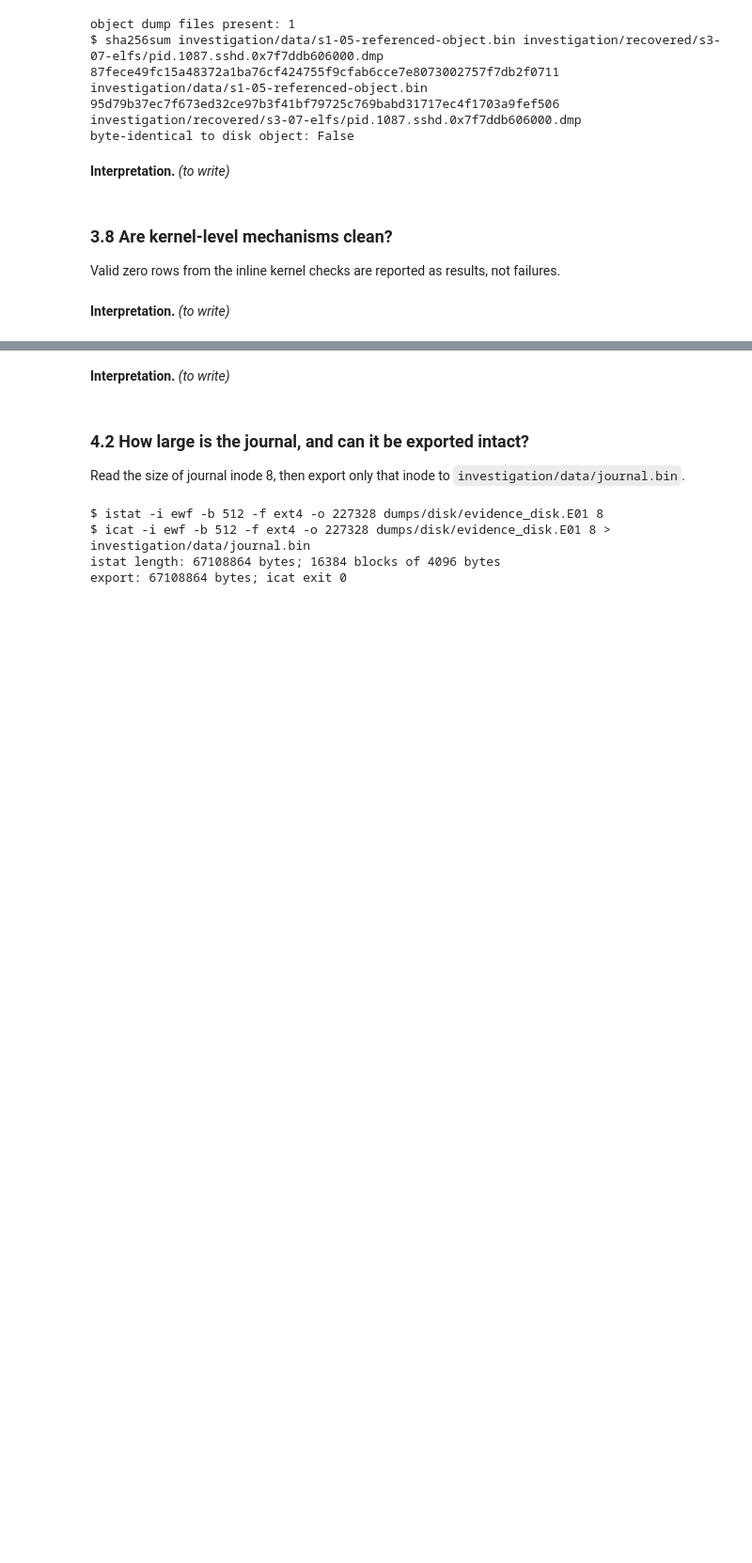
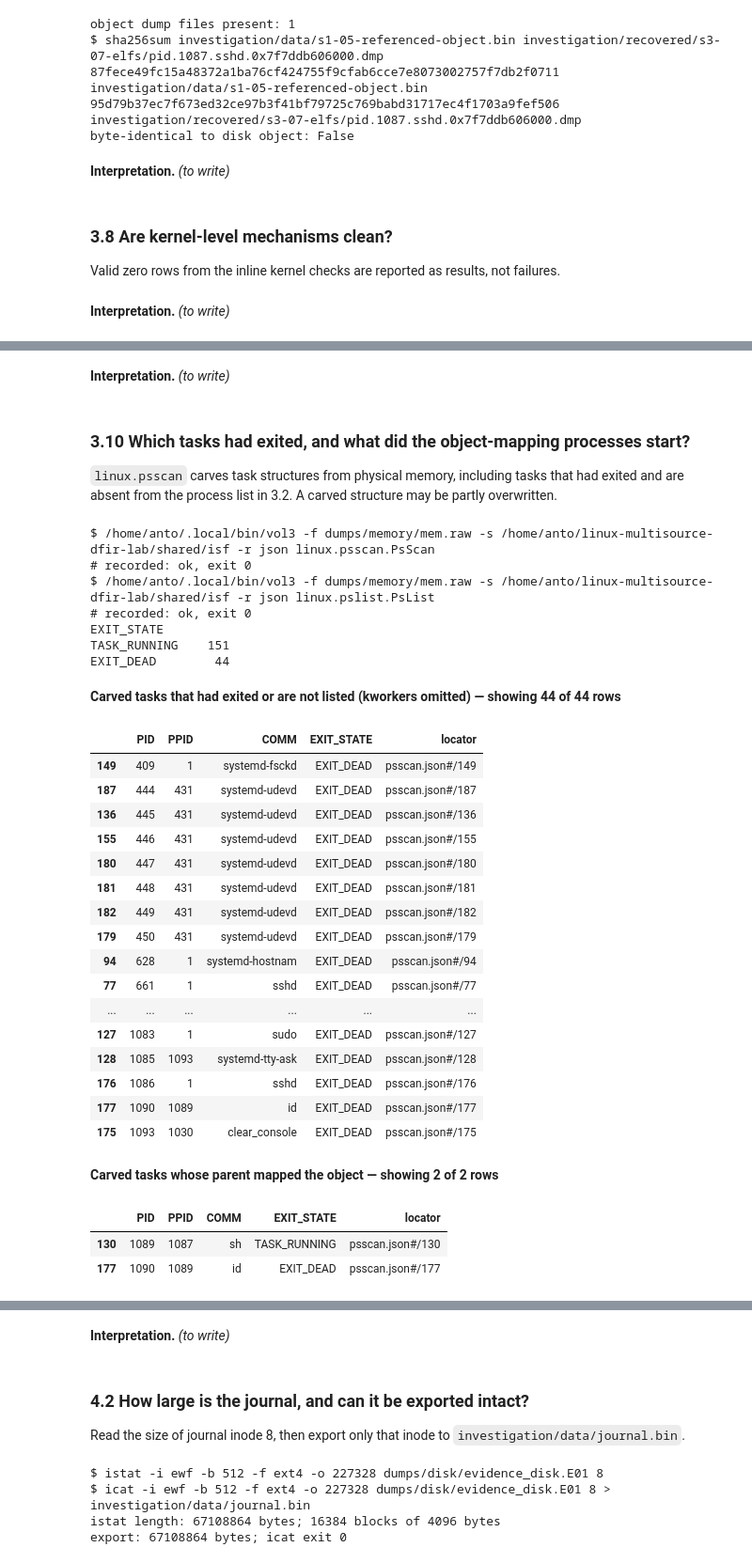
Before and after one commit to acesaria/linux-multisource-dfir-lab, a Jupyter notebook: investigations/father/investigation.ipynb, the cells around one changed output, grey strips where cells are left out. Shown at 94% size. Saved outputs shown, nothing was run; the diff lists cells and outputs as text; code cells hidden in the pictures; blank space fills up the shorter version.

```diff
--- a/investigations/father/investigation.ipynb
+++ b/investigations/father/investigation.ipynb
@@ -665,6 +769,7 @@ account databases from 2.2; decoded text is never compared.
 fls_line = re.compile(
     r"^(?P<kind>\S+)\s+(?:\*\s*)?(?P<inode>\d+(?:-\d+-\d+)?)(?:\(realloc\))?:\s+(?P<name>.+)$")
 staged = []
+STAGED_FILES = {}
 for (guest_path, state), text in STAGING_LISTINGS.items():
     for line in text.splitlines():
         match = fls_line.match(line)
@@ -686,6 +791,9 @@ for index, item in enumerate(staged, 1):
           out_dir=OUT, tail=40)
     digest = fx.sha256_file(target)
     matches = [n for n, d in original_hashes.items() if d == digest]
+    STAGED_FILES[f"{item['directory']}/{item['name']}"] = {
+        "inode": item["inode"], "bin": target, "sha256": digest, "matches": matches,
+        "index": index}
     print(f"byte-identical extracted system files: {matches or 'none'}")
     for name in matches:
         fx.sh(f"sha256sum {fx.q(target)} {fx.q(ACCOUNT_FILES[name])}",
@@ -1126,0 +1286,22 @@ if (not DEBUG): # disable this cell temporarily to rerun the notebook faster
+# %%
+PAGECACHE = fx.load_vol(product("pagecache.Files.json"))
+EXAMINED = sorted({PRELOAD_PATH, OBJECT_MAP_PATH, *STAGED_FILES, *ACCOUNT_FILES,
+                   *(str(Path(path).parent) for path in STAGED_FILES)})
+CACHED = PAGECACHE[PAGECACHE["MountPoint"].eq("/") & PAGECACHE["FilePath"].isin(EXAMINED)]
+fx.show(CACHED, cols=("FilePath", "InodeNum", "FileMode", "InodeSize", "CachedPages",
+                      "AccessTime", "ModificationTime", "ChangeTime", "locator"),
+        n=40, caption=f"Cached inodes among {len(EXAMINED)} examined paths")
+PC_DIR = RECOVERED_DIR / "s3-09-pagecache"
+shutil.rmtree(PC_DIR, ignore_errors=True)
+PC_DIR.mkdir(parents=True)
+PC_DUMPS = {}
+for row in CACHED[CACHED["FileType"].eq("REG")].itertuples():
+    address, listing = int(row.InodeAddr), OUT / f"s3-09-{row.InodeNum}.json"
+    run = fx.sh(f"vol3 -q -o {fx.q(PC_DIR)} -f {fx.q(MEM)} -s {fx.q(ISF_DIR)} -r json "
+                f"linux.pagecache.InodePages --inode {address} --dump > {fx.q(listing)}",
+                label=f"s3-09-{row.InodeNum}-run", out_dir=OUT, tail=5)
+    dumped = PC_DIR / f"inode_{address:#x}.dmp"
+    if run.returncode == 0 and dumped.exists():
+        PC_DUMPS[row.FilePath] = dumped
+        print(f"{row.FilePath} (inode {row.InodeNum}): {dumped.stat().st_size} of "
+              f"{row.InodeSize} bytes, sha256 {fx.sha256_file(dumped)}")
@@ -1126,0 +1411,49 @@ if (not DEBUG): # disable this cell temporarily to rerun the notebook faster
+# %% [markdown]
+**Interpretation.** _(to write)_
+# %% [markdown]
+### 3.10 Which tasks had exited, and what did the object-mapping processes start?
+
+`linux.psscan` carves task structures from physical memory, including tasks that had exited and
+are absent from the process list in 3.2. A carved structure may be partly overwritten.
+# %%
+PSSCAN = fx.load_vol(product("psscan.json"))
+PSLIST = fx.load_vol(product("pslist.json"))
+print(PSSCAN["EXIT_STATE"].value_counts().to_string())
+listed = set(PSLIST["PID"].dropna().astype(int))
+EXITED = PSSCAN[PSSCAN["EXIT_STATE"].ne("TASK_RUNNING") | ~PSSCAN["PID"].isin(listed)]
+fx.show(EXITED[~EXITED["COMM"].astype("string").str.startswith("kworker")].sort_values("PID"),
+        cols=("PID", "PPID", "COMM", "EXIT_STATE", "locator"), n=60,
+        caption="Carved tasks that had exited or are not listed (kworkers omitted)")
+CHILDREN = PSSCAN[PSSCAN["PPID"].isin(MAPPING_PIDS)]
+fx.show(CHILDREN, cols=("PID", "PPID", "COMM", "EXIT_STATE", "locator"), n=20,
+        caption="Carved tasks whose parent mapped the object")
+# %% [output]
+$ /home/anto/.local/bin/vol3 -f dumps/memory/mem.raw -s /home/anto/linux-multisource-dfir-lab/shared/isf -r json linux.psscan.PsScan
+# recorded: ok, exit 0
+$ /home/anto/.local/bin/vol3 -f dumps/memory/mem.raw -s /home/anto/linux-multisource-dfir-lab/shared/isf -r json linux.pslist.PsList
+# recorded: ok, exit 0
+EXIT_STATE
+TASK_RUNNING    151
+EXIT_DEAD        44
+**Carved tasks that had exited or are not listed (kworkers omitted) — showing 44 of 44 rows**
+|  | PID | PPID | COMM | EXIT_STATE | locator |
+| 149 | 409 | 1 | systemd-fsckd | EXIT_DEAD | psscan.json#/149 |
+| 187 | 444 | 431 | systemd-udevd | EXIT_DEAD | psscan.json#/187 |
+| 136 | 445 | 431 | systemd-udevd | EXIT_DEAD | psscan.json#/136 |
+| 155 | 446 | 431 | systemd-udevd | EXIT_DEAD | psscan.json#/155 |
+| 180 | 447 | 431 | systemd-udevd | EXIT_DEAD | psscan.json#/180 |
+| 181 | 448 | 431 | systemd-udevd | EXIT_DEAD | psscan.json#/181 |
+| 182 | 449 | 431 | systemd-udevd | EXIT_DEAD | psscan.json#/182 |
+| 179 | 450 | 431 | systemd-udevd | EXIT_DEAD | psscan.json#/179 |
+| 94 | 628 | 1 | systemd-hostnam | EXIT_DEAD | psscan.json#/94 |
+| 77 | 661 | 1 | sshd | EXIT_DEAD | psscan.json#/77 |
+| ... | ... | ... | ... | ... | ... |
+| 127 | 1083 | 1 | sudo | EXIT_DEAD | psscan.json#/127 |
+| 128 | 1085 | 1093 | systemd-tty-ask | EXIT_DEAD | psscan.json#/128 |
+| 176 | 1086 | 1 | sshd | EXIT_DEAD | psscan.json#/176 |
+| 177 | 1090 | 1089 | id | EXIT_DEAD | psscan.json#/177 |
+| 175 | 1093 | 1030 | clear_console | EXIT_DEAD | psscan.json#/175 |
+**Carved tasks whose parent mapped the object — showing 2 of 2 rows**
+|  | PID | PPID | COMM | EXIT_STATE | locator |
+| 130 | 1089 | 1087 | sh | TASK_RUNNING | psscan.json#/130 |
+| 177 | 1090 | 1089 | id | EXIT_DEAD | psscan.json#/177 |
```
Also changed, not shown: parts of 50 cells of this notebook, 13 other files.
